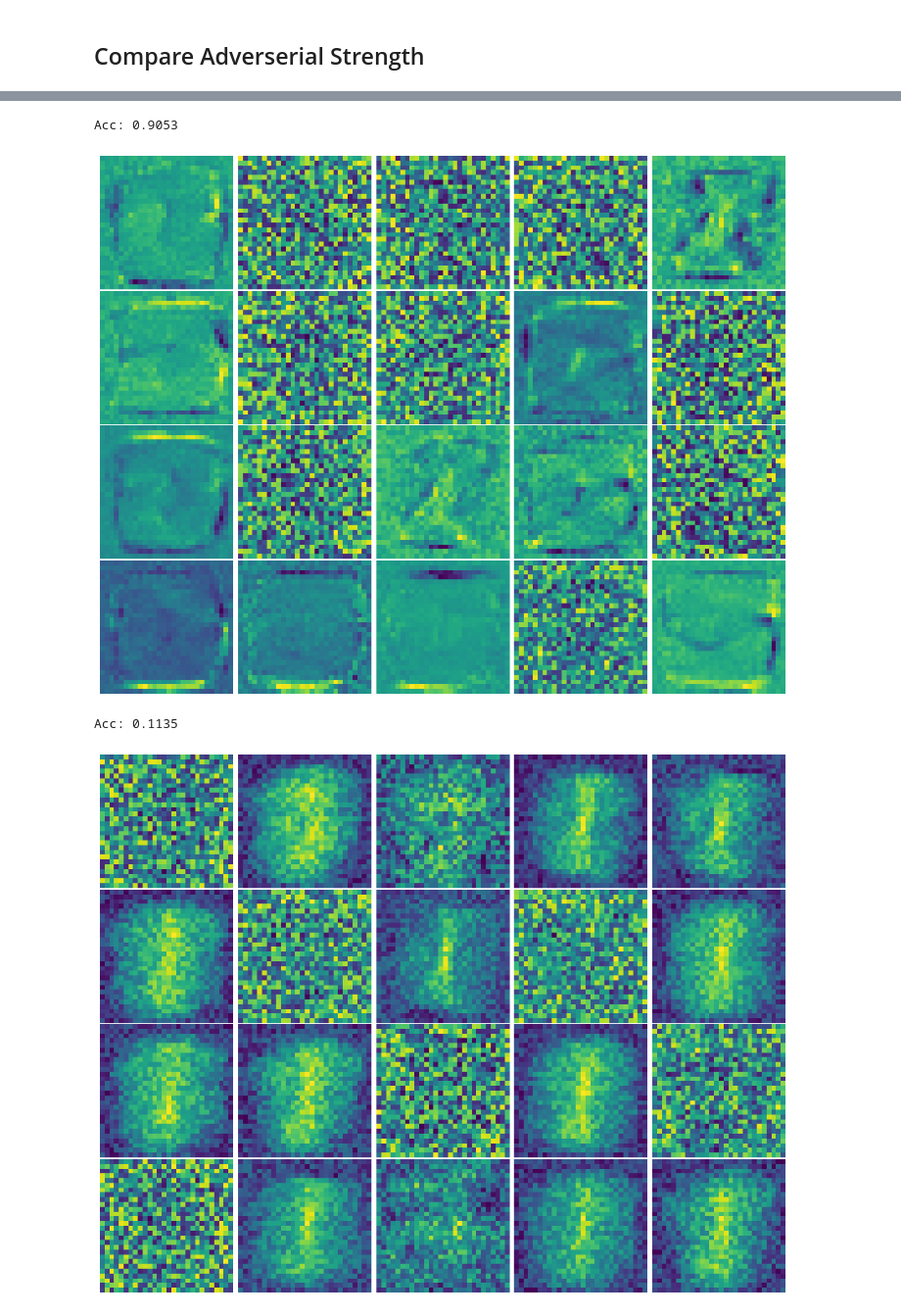
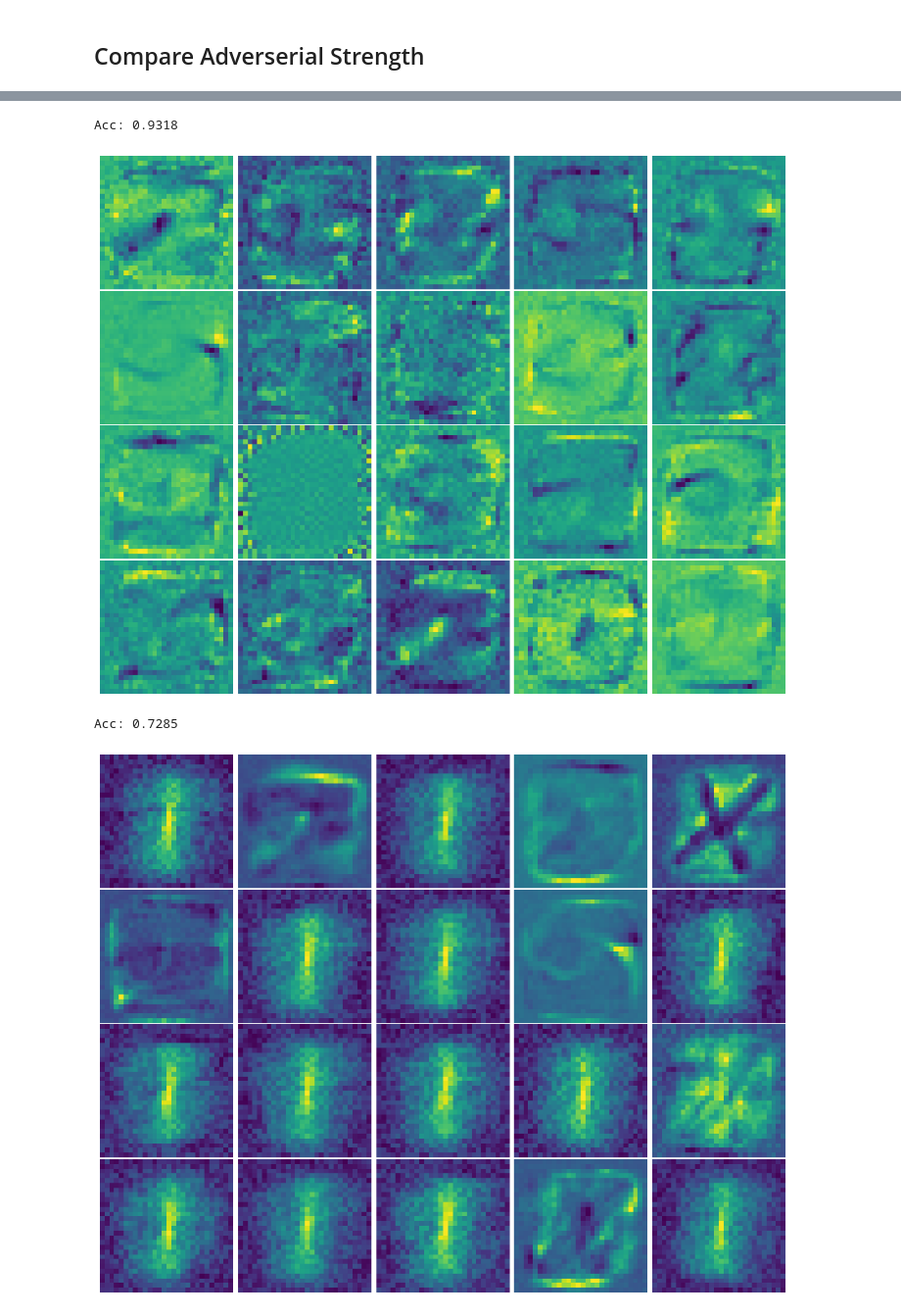
Before and after one commit to zombie-einstein/adverse_subnets, a Jupyter notebook: Design.ipynb, the cells around one changed output, grey strips where cells are left out. Shown at 98% size. Saved outputs shown, nothing was run; the diff lists cells and outputs as text; code cells hidden in the pictures.

```diff
--- a/Design.ipynb
+++ b/Design.ipynb
@@ -48,14 +48,16 @@ Label 4
 Input Layers are Standard, a batch input and flatten the 2d images
 # %%
 def get_layer(module_size, n):
-    return (K.layers.Dense(module_size, name='Mod_'+str(n)+'r', activation='relu'),
-            K.layers.Dense(module_size, name='Mod_'+str(n)+'s', activation='sigmoid'))
+#     return (K.layers.Dense(module_size, name='Mod_'+str(n)+'r', activation='relu'),
+#             K.layers.Dense(module_size, name='Mod_'+str(n)+'s', activation='sigmoid'))
+    return K.layers.Dense(module_size, name='Mod_'+str(n)+'s', activation='sigmoid')
 # %%
 def build_model(in_shape, module_size, n_modules, adv_weight=0.5):
     in_layer = K.layers.Input(shape=in_shape, name='image_input')
     flatten = K.layers.Flatten(name='image_flatten')(in_layer)
     modules = [get_layer(module_size, i) for i in range(n_modules)]
-    mod_out = [i[1](i[0](flatten)) for i in modules]
+    #mod_out = [i[1](i[0](flatten)) for i in modules]
+    mod_out = [i(flatten) for i in modules]
     concat = K.layers.Concatenate(name='concatenate')(mod_out)
     output = K.layers.Dense(10, name='output', activation='softmax')(concat)
 
@@ -119,7 +121,7 @@ plt.matshow(cm);
 [figure]
 # %%
 def plot_weights(modules):
-    W = np.stack([m[0].get_weights()[0] for m in modules])
+    W = np.stack([m.get_weights()[0] for m in modules])
     W = (W-W.min())/(W.max()-W.min())
 
     width = W.shape[-1]
@@ -178,10 +180,10 @@ Acc: 0.9453
 # %%
 full_test(30.0, epochs=25)
 # %% [output]
-Acc: 0.9053
+Acc: 0.9318
-[figure, old version]
+[figure, new version]
 # %%
-full_test(-1.0, epochs=25)
+full_test(-0.5, epochs=25)
 # %% [output]
-Acc: 0.1135
+Acc: 0.7285
-[figure, old version]
+[figure, new version]
```
Also changed, not shown: parts of 9 cells of this notebook.
